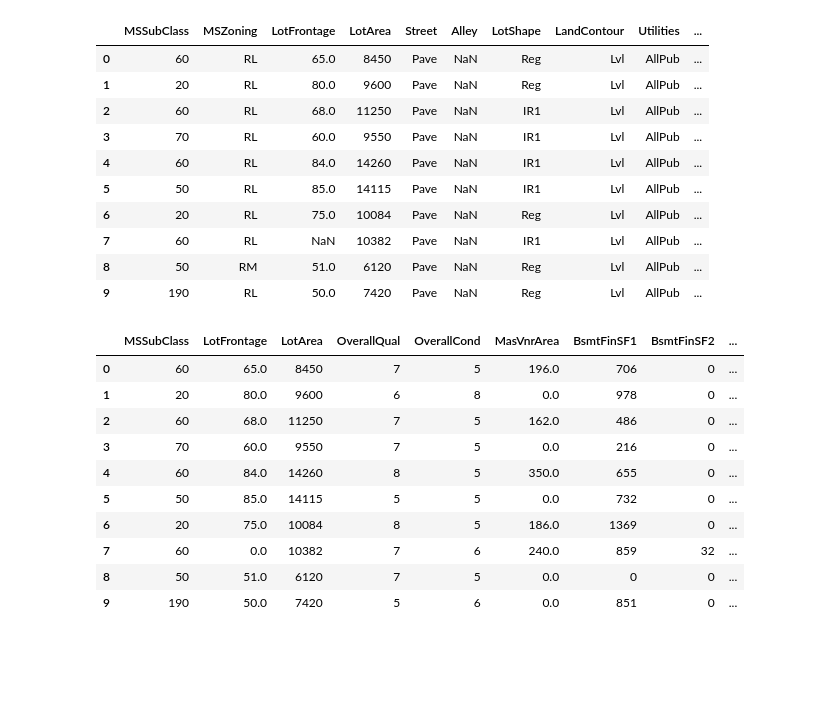
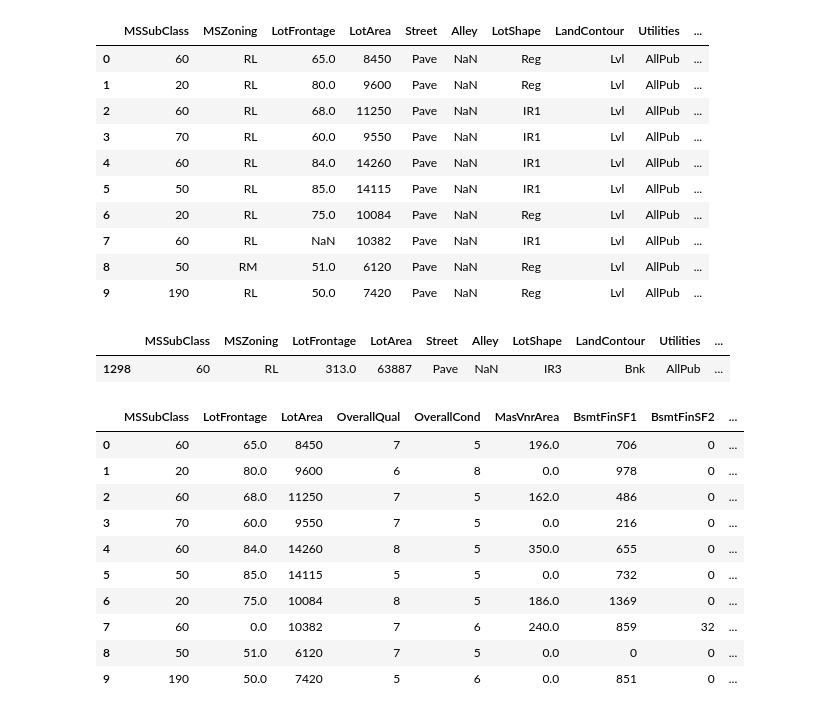
Before and after one commit to neilkutty/Predicting-House-Prices, a Jupyter notebook: houseprices.ipynb, the cells around one changed output. Saved outputs shown, nothing was run; the diff lists cells and outputs as text; code cells hidden in the pictures; blank space fills up the shorter version.

```diff
--- a/houseprices.ipynb
+++ b/houseprices.ipynb
@@ -56,6 +56,11 @@ htrain.head(10)
 | 7 | 60 | RL | NaN | 10382 | Pave | NaN | IR1 | Lvl | AllPub | ... |
 | 8 | 50 | RM | 51.0 | 6120 | Pave | NaN | Reg | Lvl | AllPub | ... |
 | 9 | 190 | RL | 50.0 | 7420 | Pave | NaN | Reg | Lvl | AllPub | ... |
+# %%
+htrain[(htrain.GrLivArea ==  5642)]
+# %% [output]
+|  | MSSubClass | MSZoning | LotFrontage | LotArea | Street | Alley | LotShape | LandContour | Utilities | ... |
+| 1298 | 60 | RL | 313.0 | 63887 | Pave | NaN | IR3 | Bnk | AllPub | ... |
 # %%
 #%%
 # Clean data and convert to all numeric.
```
Also changed, not shown: parts of 6 cells of this notebook, 1 other file.
